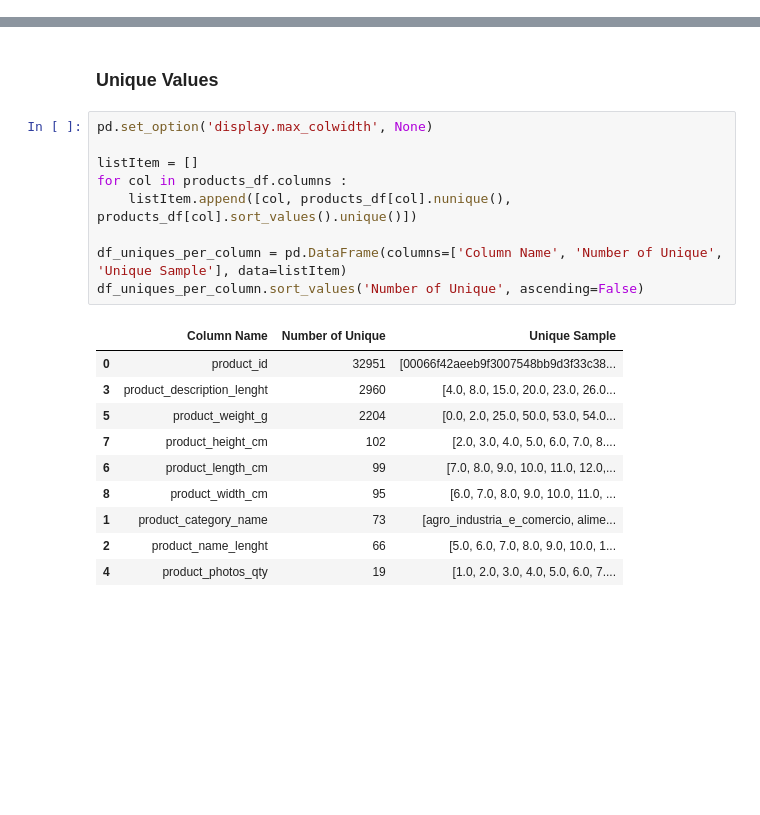
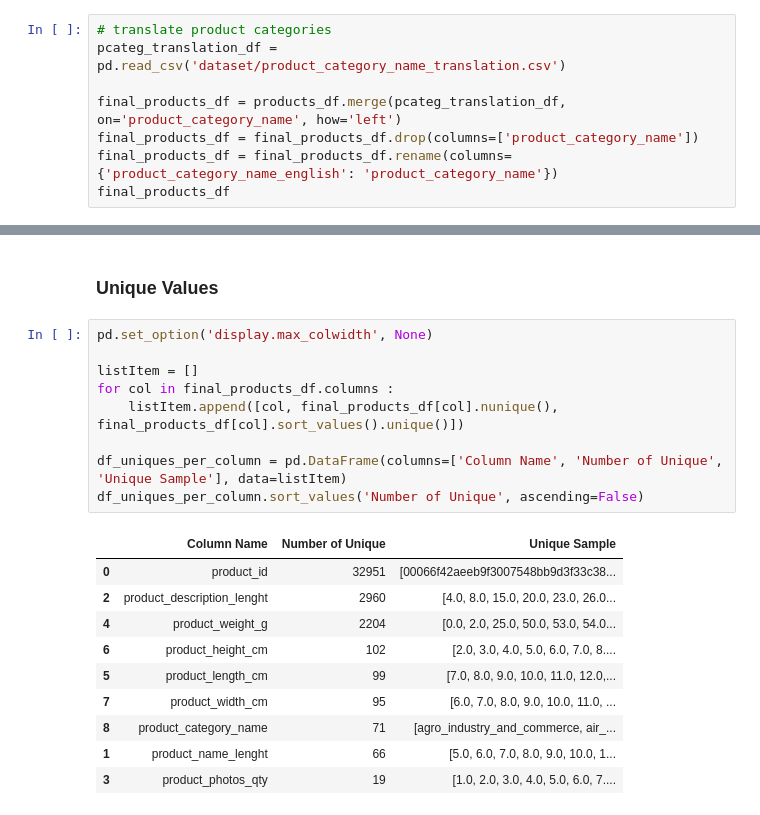
Before and after one commit to fritz-immanuel/Brazilian-E-Commerce-Data-Analysis, a Jupyter notebook: Products Data Exploration.ipynb, the cells around one changed output, grey strips where cells are left out. Cells and saved outputs as stored; diff of their text form; blank space fills up the shorter version.

```diff
--- a/Products Data Exploration.ipynb
+++ b/Products Data Exploration.ipynb
@@ -29,3 +29,11 @@ products_df
 | 32949 | 83808703fc0706a22e264b9d75f04a2e | informatica_acessorios | 60.0 | 156.0 | 2.0 | ... |
 | 32950 | 106392145fca363410d287a815be6de4 | cama_mesa_banho | 58.0 | 309.0 | 1.0 | ... |
 32951 rows × 9 columns
+# %%
+# translate product categories
+pcateg_translation_df = pd.read_csv('dataset/product_category_name_translation.csv')
+
+final_products_df = products_df.merge(pcateg_translation_df, on='product_category_name', how='left')
+final_products_df = final_products_df.drop(columns=['product_category_name'])
+final_products_df = final_products_df.rename(columns={'product_category_name_english': 'product_category_name'})
+final_products_df
@@ -55,20 +93,20 @@ products_df.duplicated().sum() # check for duplicates
 # %%
 pd.set_option('display.max_colwidth', None)
 
 listItem = []
-for col in products_df.columns :
-    listItem.append([col, products_df[col].nunique(), products_df[col].sort_values().unique()])
+for col in final_products_df.columns :
+    listItem.append([col, final_products_df[col].nunique(), final_products_df[col].sort_values().unique()])
 
 df_uniques_per_column = pd.DataFrame(columns=['Column Name', 'Number of Unique', 'Unique Sample'], data=listItem)
 df_uniques_per_column.sort_values('Number of Unique', ascending=False)
 # %% [output]
 |  | Column Name | Number of Unique | Unique Sample |
 | 0 | product_id | 32951 | [00066f42aeeb9f3007548bb9d3f33c38... |
-| 3 | product_description_lenght | 2960 | [4.0, 8.0, 15.0, 20.0, 23.0, 26.0... |
-| 5 | product_weight_g | 2204 | [0.0, 2.0, 25.0, 50.0, 53.0, 54.0... |
-| 7 | product_height_cm | 102 | [2.0, 3.0, 4.0, 5.0, 6.0, 7.0, 8.... |
-| 6 | product_length_cm | 99 | [7.0, 8.0, 9.0, 10.0, 11.0, 12.0,... |
-| 8 | product_width_cm | 95 | [6.0, 7.0, 8.0, 9.0, 10.0, 11.0, ... |
-| 1 | product_category_name | 73 | [agro_industria_e_comercio, alime... |
-| 2 | product_name_lenght | 66 | [5.0, 6.0, 7.0, 8.0, 9.0, 10.0, 1... |
-| 4 | product_photos_qty | 19 | [1.0, 2.0, 3.0, 4.0, 5.0, 6.0, 7.... |
+| 2 | product_description_lenght | 2960 | [4.0, 8.0, 15.0, 20.0, 23.0, 26.0... |
+| 4 | product_weight_g | 2204 | [0.0, 2.0, 25.0, 50.0, 53.0, 54.0... |
+| 6 | product_height_cm | 102 | [2.0, 3.0, 4.0, 5.0, 6.0, 7.0, 8.... |
+| 5 | product_length_cm | 99 | [7.0, 8.0, 9.0, 10.0, 11.0, 12.0,... |
+| 7 | product_width_cm | 95 | [6.0, 7.0, 8.0, 9.0, 10.0, 11.0, ... |
+| 8 | product_category_name | 71 | [agro_industry_and_commerce, air_... |
+| 1 | product_name_lenght | 66 | [5.0, 6.0, 7.0, 8.0, 9.0, 10.0, 1... |
+| 3 | product_photos_qty | 19 | [1.0, 2.0, 3.0, 4.0, 5.0, 6.0, 7.... |
```
Also changed, not shown: parts of 4 cells of this notebook, 12 other files.
